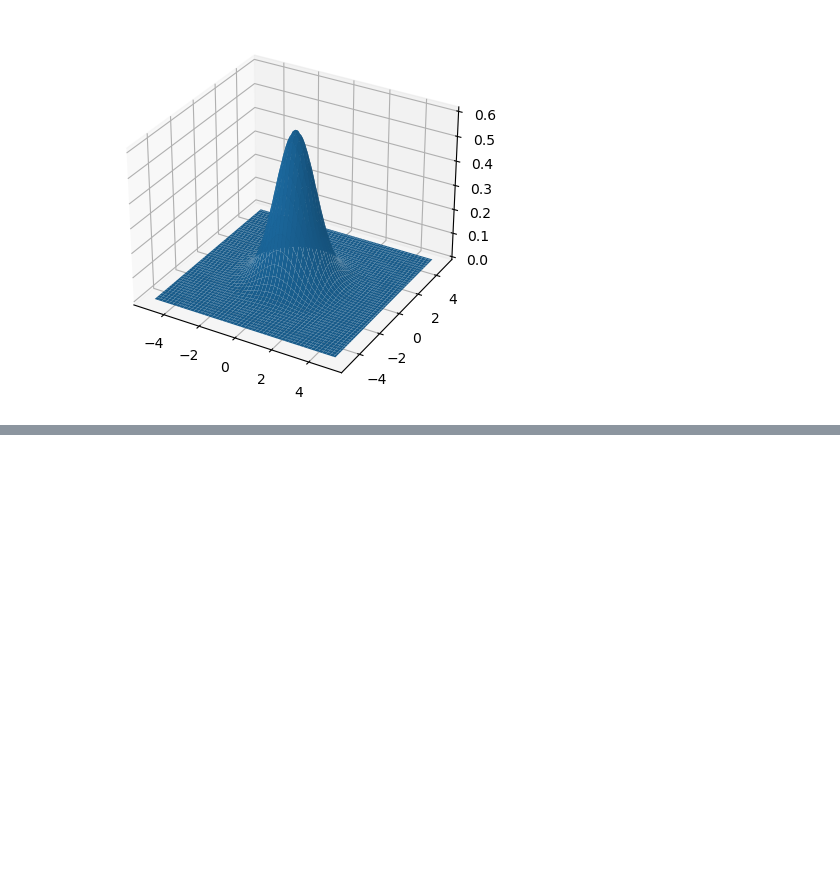
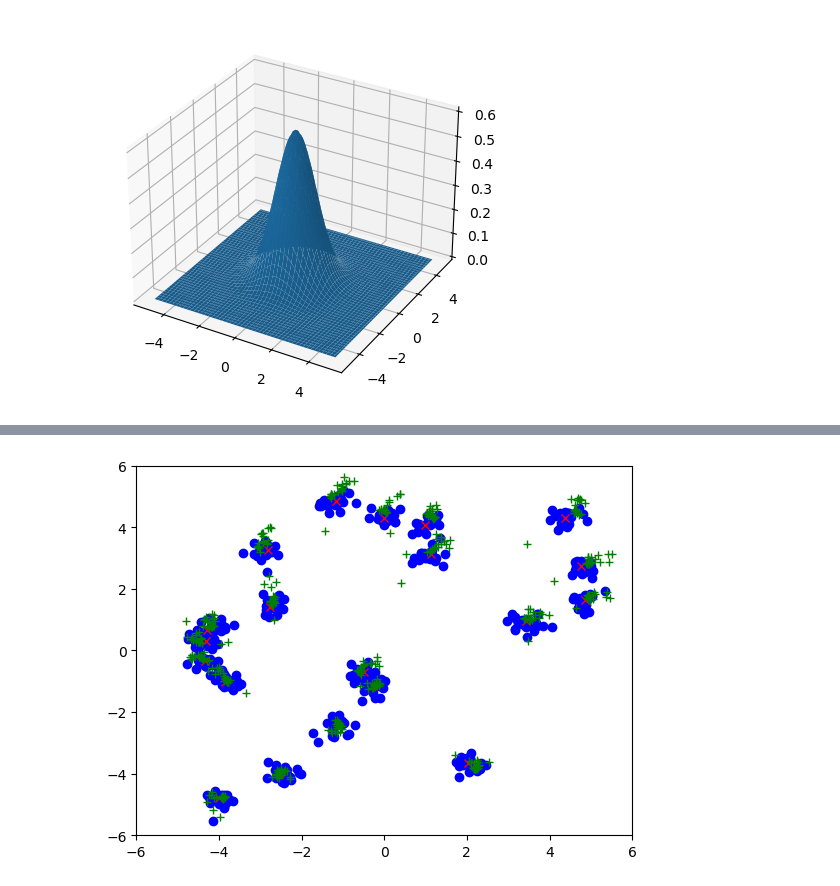
Before and after one commit to davidfobar/SCRAM, a Jupyter notebook: MINES-Sim/pyTorch_model.ipynb, the cells around one changed output, grey strips where cells are left out. Drawn from its saved outputs; the diff is of its cells as text; code cells hidden in the pictures; blank space fills up the shorter version.

Commit message:
kalman filter implemented

```diff
--- a/MINES-Sim/pyTorch_model.ipynb
+++ b/MINES-Sim/pyTorch_model.ipynb
@@ -31,8 +31,8 @@ initial_uncertainty = 0.2 #200 meters
 uncertainty_decay = 0.1
 minimum_uncertainty = 0.05 #50 meters
 meas_uncertainty = 0.01
-n_detectors = 50
-n_time_samples = 10
+n_detectors = 20
+n_time_samples = 20
 
 # create a list of n_samples random x and y values within the range -5 to 5
 x_test = np.random.uniform(-5, 5, n_detectors)
@@ -41,3 +41,91 @@ y_test = np.random.uniform(-5, 5, n_detectors)
 # sample the 2d gaussian at these x and y values for each time sample assuming they are sampled as a batch with a time step of 1
 z_test = np.array([gaussian_t(x_test, y_test, 0, 0, 1, t) for t in range(n_time_samples)])
 z_test = z_test.transpose()
+# %%
+from filterpy.kalman import KalmanFilter
+import numpy as np
+
+pos_uncertainty = 0.200 #200 meters
+#create position measurements with noise
+x_random = x_test.reshape(1, n_detectors) + np.random.normal(0, pos_uncertainty, (n_time_samples, n_detectors))
+y_random = y_test.reshape(1, n_detectors) + np.random.normal(0, pos_uncertainty, (n_time_samples, n_detectors))
+
+#initialize the kalman filters
+filters = []
+for _ in range(n_detectors):
+    f = KalmanFilter(dim_x=4, dim_z=2)
+    f.x = np.array([x_random[0,0], y_random[0,0], 0, 0])
+    f.F = np.array([[1, 0, 1, 0],
+                    [0, 1, 0, 1],
+                    [0, 0, 1, 0],
+                    [0, 0, 0, 1]])
+    f.H = np.array([[1, 0, 0, 0],
+                    [0, 1, 0, 0]])
+    #f.P *= 1000
+    # Define the measurement noise covariance
+    f.R = np.eye(2) * 0.2 # Measurement noise
+
+    # Define the process noise covariance
+    f.Q = np.eye(4) * 1e-6  # Process noise
+
+    filters.append(f)
+
+#initialize the filtered positions
+filtered_positions = []
+filter_uncertainty = []
+
+#iterate through the time samples
+for t in range(n_time_samples):
+    #iterate through the detectors
+    for i in range(n_detectors):
+        #predict the position
+        filters[i].predict()
+        #update the position with the measurement
+        filters[i].update(np.array([x_random[t, i], y_random[t, i]]))
+        #append the filtered position to the list
+        filtered_positions.append(filters[i].x)
+        #append the calculated uncertainty to the list as a tuple
+        filter_uncertainty.append( [np.sqrt(filters[i].P[0, 0]), np.sqrt(filters[i].P[1, 1])] )
+
+filtered_positions = np.array(filtered_positions).reshape(n_time_samples, n_detectors, 4)
+filter_uncertainty = np.array(filter_uncertainty).reshape(n_time_samples, n_detectors, 2)
+x_uncertainty = filter_uncertainty[:, :, 0]
+y_uncertainty = filter_uncertainty[:, :, 1]
+
+print(x_uncertainty.shape)
+
+# plot the original and filtered x and y positions
+plt.plot(x_random, y_random, 'bo')
+#plot the true position as a red x
+plt.plot(x_test, y_test, 'rx')
+#plot the filtered position as a green +
+plt.plot(filtered_positions[:, :, 0], filtered_positions[:, :, 1], 'g+')
+plt.xlim(-6, 6)
+plt.ylim(-6, 6)
+plt.show()
+
+colors = ['r', 'g', 'b', 'c', 'm', 'y', 'k']
+#plot the estimated distance from the true position for all single detectors along with the uncertainty as error bars
+for i in range(2):
+    distance = np.sqrt((filtered_positions[:, i, 0] - x_test[i])**2 + (filtered_positions[:, i, 1] - y_test[i])**2)
+    uncertainty = np.sqrt(x_uncertainty[:,i]**2 + y_uncertainty[:,i]**2)
+    plt.errorbar(range(n_time_samples), distance, yerr=uncertainty, fmt='x', color=colors[i])
+    plt.plot(range(n_time_samples), uncertainty, 'k')
+#plot the measured distance from the true position for all single detectors
+for i in range(2):
+    distance = np.sqrt((x_random[:, i] - x_test[i])**2 + (y_random[:, i] - y_test[i])**2)
+    plt.plot(range(n_time_samples), distance, 'x', color=colors[i])
+#plot a horizontal line at 0
+plt.plot(range(n_time_samples), np.zeros(n_time_samples), 'k')
+
+plt.ylim(-0.5,1.5)
+plt.show()
+
+#plot the x,y predicted position for a detector, offset by the true position so it is centered around 0
+plt.plot(filtered_positions[:, 0, 0] - x_test[0], filtered_positions[:, 0, 1] - y_test[0])
+plt.plot(x_random[:, 0] - x_test[0], y_random[:, 0] - y_test[0], 'bo')
+plt.plot(0, 0, 'rx')
+plt.xlim(-1, 1)
+plt.ylim(-1, 1)
+plt.show()
+# %% [output]
@@ -43,0 +133 @@ z_test = z_test.transpose()
+[figure, added]
```
Also changed, not shown: parts of 2 cells of this notebook.
